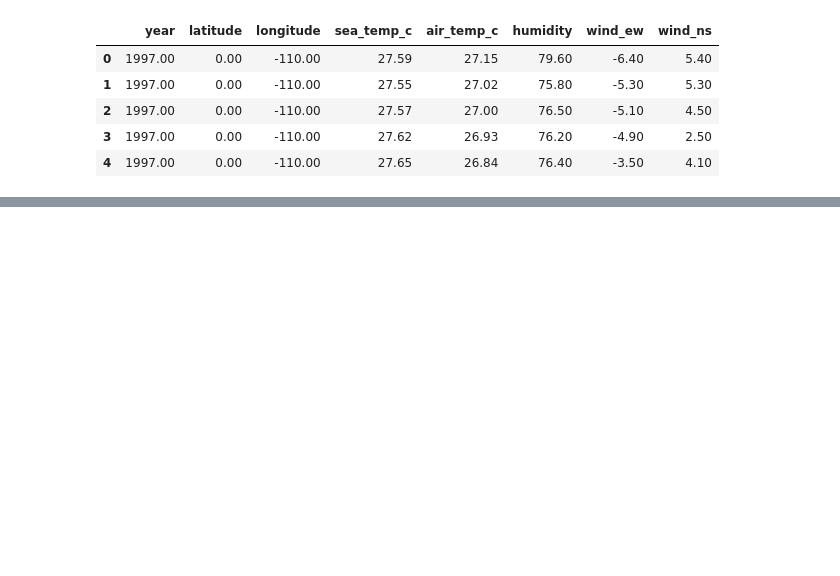
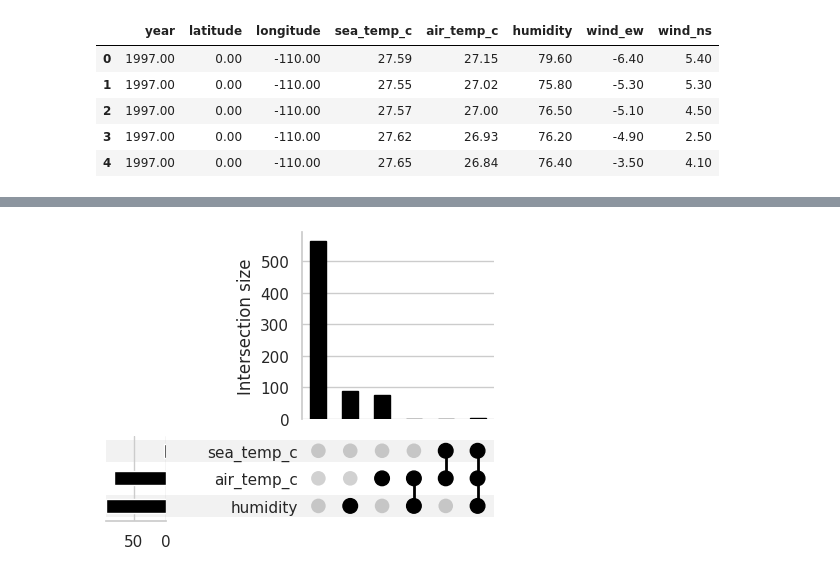
Before and after one commit to AleexSilva/MissingData, a Jupyter notebook: exploring-missing-values.ipynb, the cells around one changed output, grey strips where cells are left out. Drawn from its saved outputs; the diff is of its cells as text; code cells hidden in the pictures; blank space fills up the shorter version.

```diff
--- a/exploring-missing-values.ipynb
+++ b/exploring-missing-values.ipynb
@@ -111,0 +232,12 @@ df_oceanbuoys.head()
+# %%
+(
+    df_oceanbuoys
+    .missing
+    .missing_upsetplot(
+        variables=['sea_temp_c', 'air_temp_c', 'humidity'], # None para mostrar la relacion de todas las variables
+        element_size = 30  # tamaño de la visualizacion
+    )
+)
+plt.show()
+# %% [output]
+[figure, added]
```
Also changed, not shown: parts of 23 cells of this notebook.
